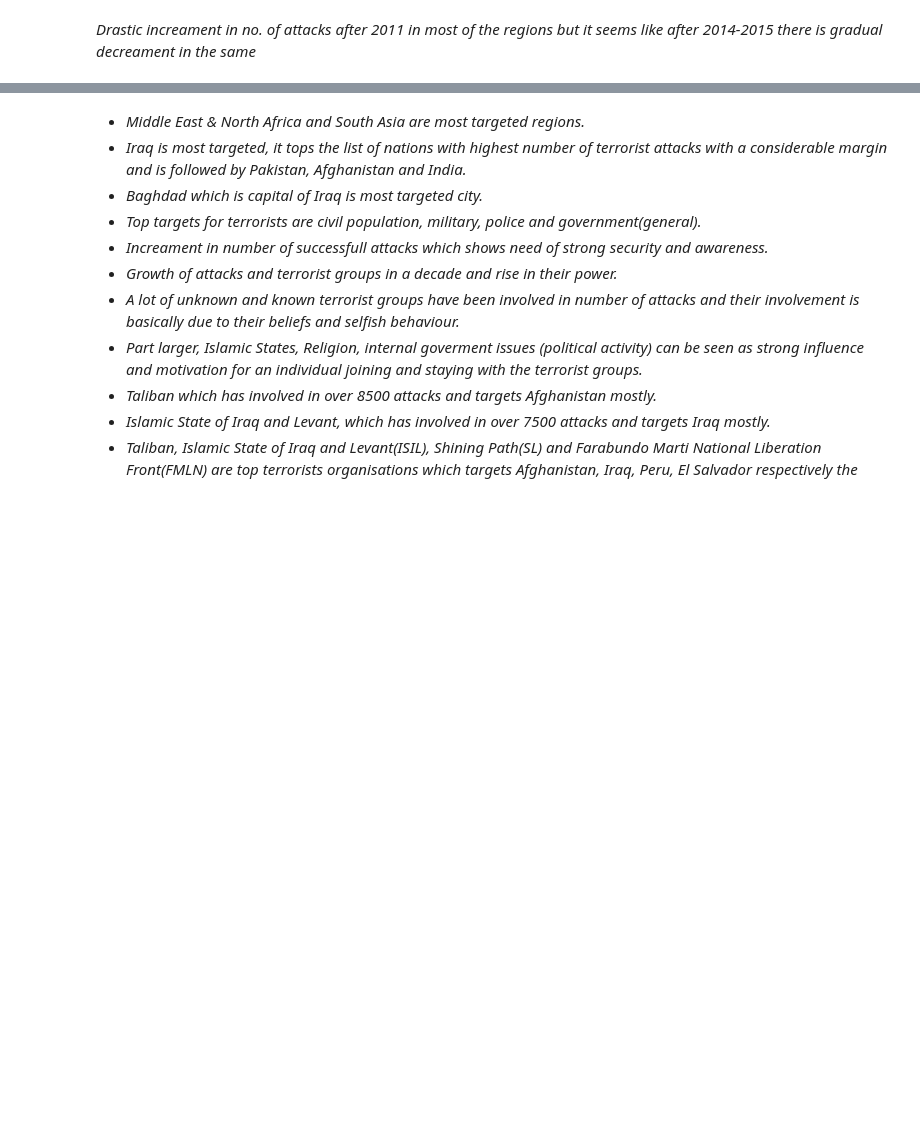
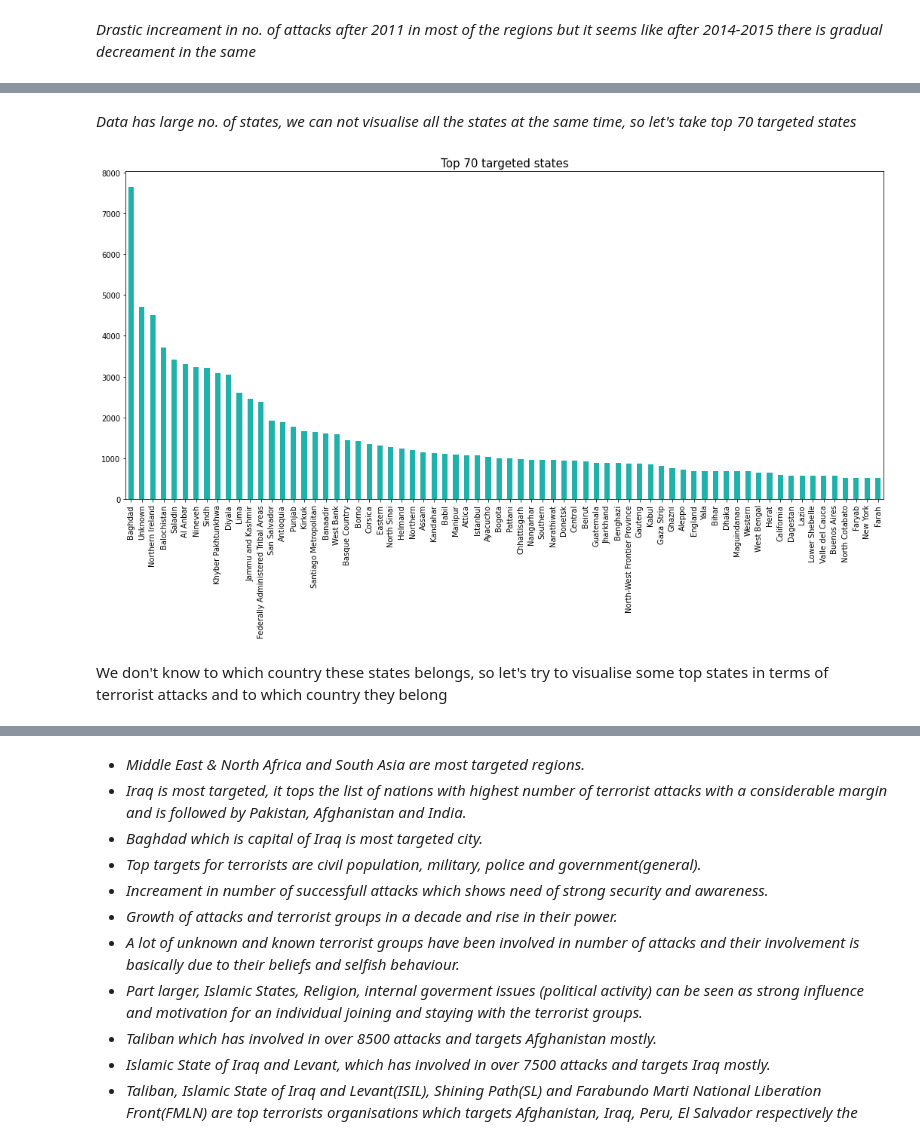
Before and after one commit to kiran9615/EDA-Global-Terrorism, a Jupyter notebook: EDA_on_Global_Terrorism.ipynb, the cells around one changed output, grey strips where cells are left out. Saved outputs shown, nothing was run; the diff lists cells and outputs as text; code cells hidden in the pictures; blank space fills up the shorter version.

```diff
--- a/EDA_on_Global_Terrorism.ipynb
+++ b/EDA_on_Global_Terrorism.ipynb
@@ -633,0 +648,13 @@ for i in range(4):
+# %% [markdown]
+*Data has large no. of states, we can not visualise all the states at the same time, so let's take top 70 targeted states*
+# %%
+#------------------------------------Block-37-------------------------------------
+
+#visualising top 70 states in terms of maximum no. of terrorist attacks
+updated_global_terrorism_df['State'].value_counts()[0:70].plot.bar(color='lightseagreen')
+plt.title('Top 70 targeted states',fontsize=15)
+plt.show()
+# %% [output]
+[figure, added]
+# %% [markdown]
+We don't know to which country these states belongs, so let's try to visualise some top states in terms of terrorist attacks and to which country they belong
```
Also changed, not shown: parts of 15 cells of this notebook.
